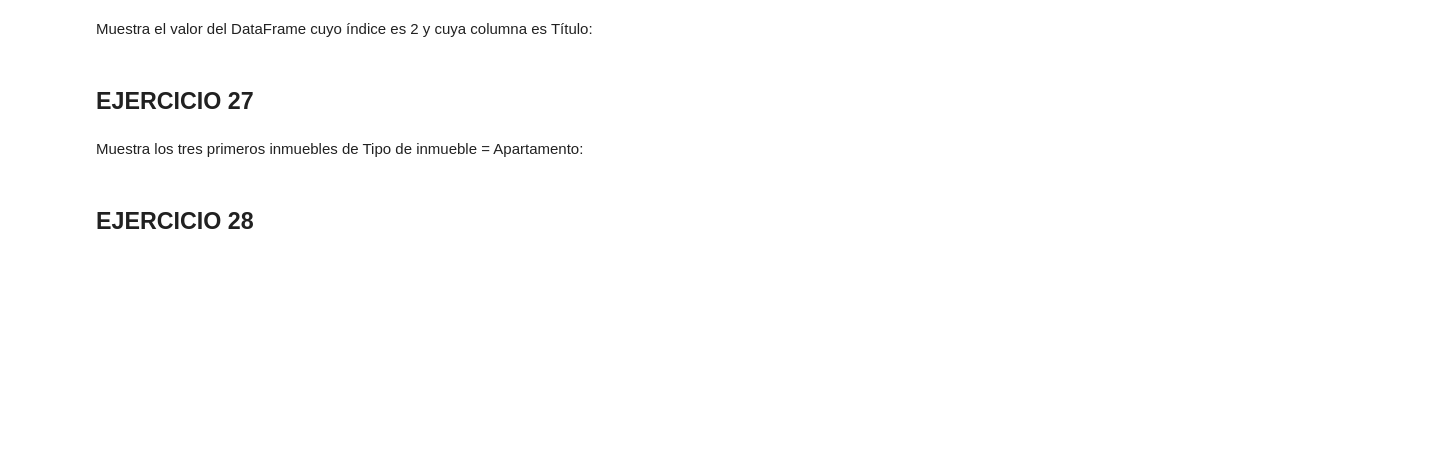
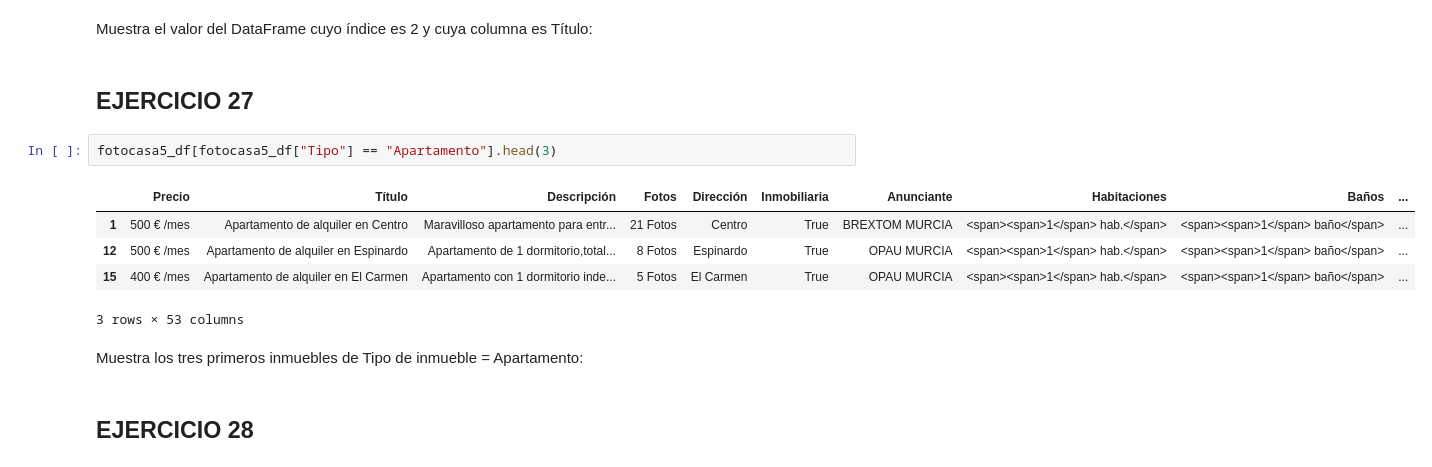
Before and after one commit to Mario-Lopez-Gonzalez/Python_clase, a Jupyter notebook: Cuadernos/Lista11 - Pandas.ipynb, the cells around one changed output. Drawn from its saved outputs; the diff is of its cells as text; blank space fills up the shorter version.

```diff
--- a/Cuadernos/Lista11 - Pandas.ipynb
+++ b/Cuadernos/Lista11 - Pandas.ipynb
@@ -462,6 +472,14 @@ Muestra el valor del DataFrame contenido en la posición (2,2):
 Muestra el valor del DataFrame cuyo índice es 2 y cuya columna es Título:
 # %% [markdown]
 ## EJERCICIO 27
+# %%
+fotocasa5_df[fotocasa5_df["Tipo"] == "Apartamento"].head(3)
+# %% [output]
+|  | Precio | Título | Descripción | Fotos | Dirección | Inmobiliaria | Anunciante | Habitaciones | Baños | ... |
+| 1 | 500 € /mes | Apartamento de alquiler en Centro | Maravilloso apartamento para entr... | 21 Fotos | Centro | True | BREXTOM MURCIA | <span><span>1</span> hab.</span> | <span><span>1</span> baño</span> | ... |
+| 12 | 500 € /mes | Apartamento de alquiler en Espinardo | Apartamento de 1 dormitorio,total... | 8 Fotos | Espinardo | True | OPAU MURCIA | <span><span>1</span> hab.</span> | <span><span>1</span> baño</span> | ... |
+| 15 | 400 € /mes | Apartamento de alquiler en El Carmen | Apartamento con 1 dormitorio inde... | 5 Fotos | El Carmen | True | OPAU MURCIA | <span><span>1</span> hab.</span> | <span><span>1</span> baño</span> | ... |
+3 rows × 53 columns
 # %% [markdown]
 Muestra los tres primeros inmuebles de Tipo de inmueble = Apartamento:
 # %% [markdown]
```
Also changed, not shown: parts of 10 cells of this notebook.
